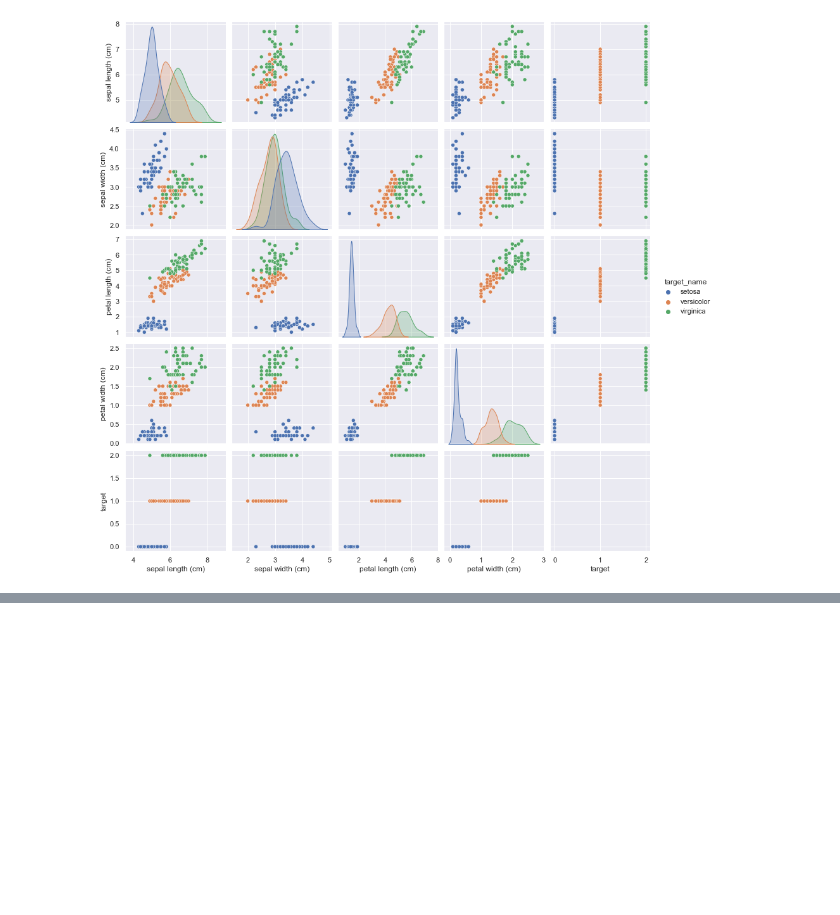
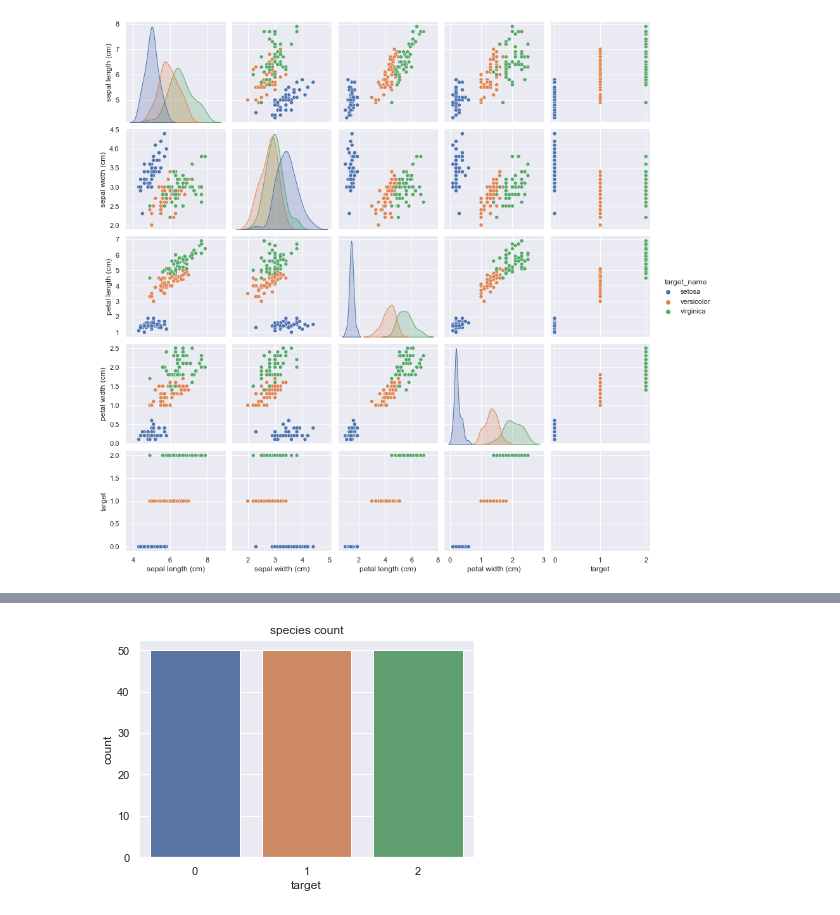
Before and after one commit to john-cashman/Pands-Project2021, a Jupyter notebook: Setup.ipynb, the cells around one changed output, grey strips where cells are left out. Cells and saved outputs as stored; diff of their text form; code cells hidden in the pictures; blank space fills up the shorter version.

Commit message:
cleaning the data and adding some information to the rel plot

```diff
--- a/Setup.ipynb
+++ b/Setup.ipynb
@@ -194,0 +201,5 @@ plt.show()
+# %%
+plt.title('species count')
+sns.countplot(df['target']);
+# %% [output]
+[figure, added]
```
Also changed, not shown: parts of 3 cells of this notebook, 4 other files.
